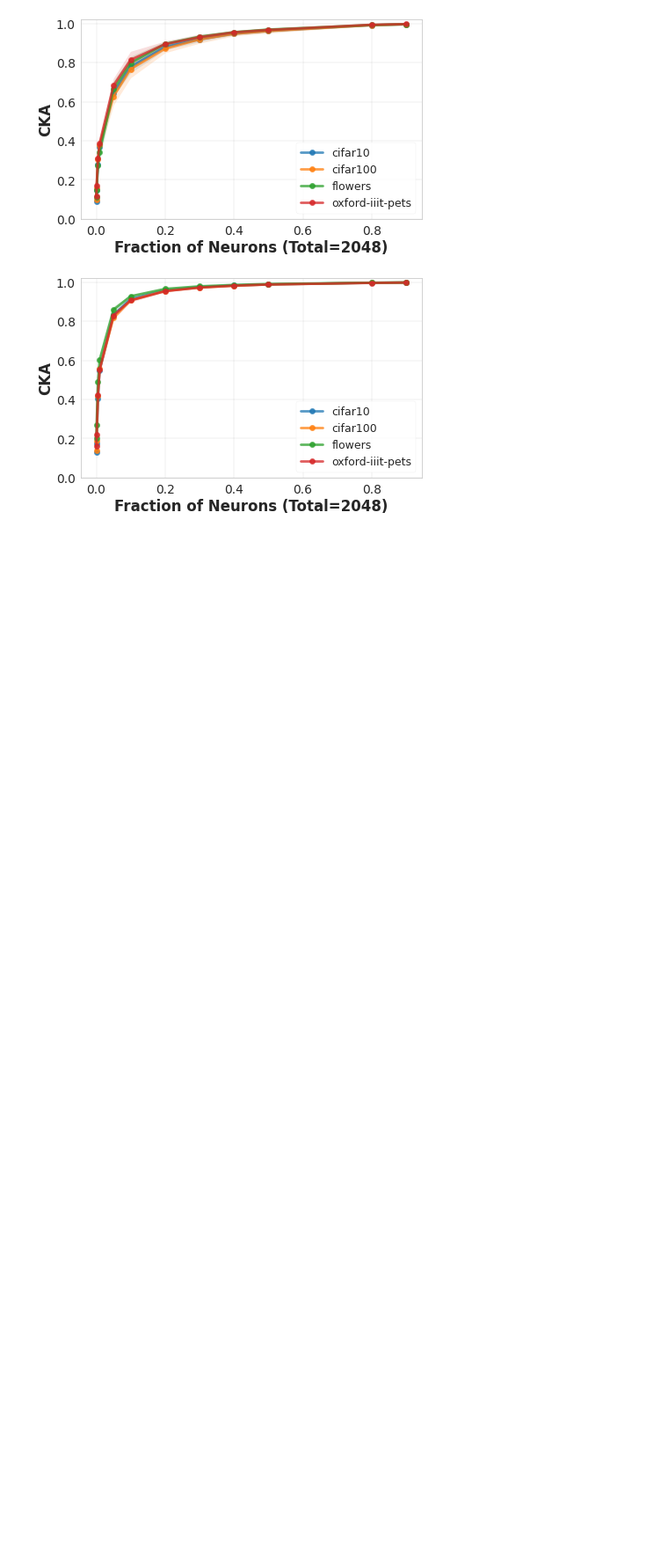
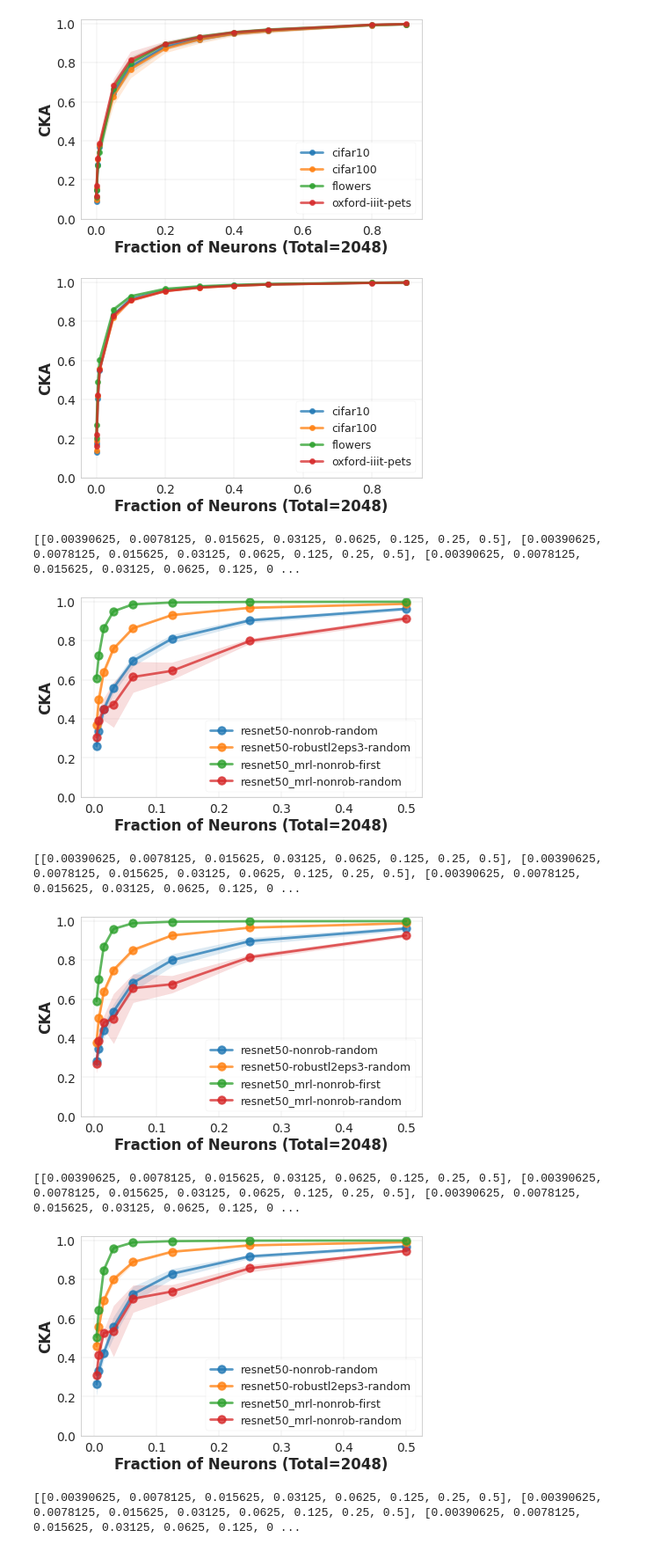
Before and after one commit to nvedant07/invariances_in_reps, a Jupyter notebook: partially_inverted_reps/cka_between_part_whole_representations.ipynb, the cells around one changed output. Shown at 88% size. Saved outputs shown, nothing was run; the diff lists cells and outputs as text; code cells hidden in the pictures; blank space fills up the shorter version.

```diff
--- a/partially_inverted_reps/cka_between_part_whole_representations.ipynb
+++ b/partially_inverted_reps/cka_between_part_whole_representations.ipynb
@@ -215,0 +254,20 @@ resnet50_fracs[0]['robustl2eps3']
+# %%
+MODELS = ['resnet50_ff1024', 'resnet50_ff512', 'resnet50_ff256', 'resnet50_ff128',
+          'resnet50_ff64', 'resnet50_ff32', 'resnet50_ff16', 'resnet50_ff8']
+NUMBERS = [
+    [16,32,48,64,128,256,512,700,1024],
+    [16,32,48,64,128,256,400,512],
+    [5,20,50,100,150,200,256],
+    [4,10,16,32,40,75,100,128],
+    [4,10,16,32,45,50,58,64],
+    [2,6,8,10,16,24,32],
+    [2,6,8,10,14,16],
+    [1,2,4,6,8]
+]
+SEEDS = list(range(1,6))
+APPENDS = ['nonrob']
+SOURCE_DATASET = 'imagenet'
+
+resnet50_width_results = []
+for model, NUMS in zip(MODELS, NUMBERS):
+    resnet50_width_results.append(results(SOURCE_DATASET, model, APPENDS, SEEDS, NUMS, 'random'))
@@ -236,3 +361,36 @@ for append in CHECKPOINT_PATHS['resnet50'].keys():
 # %% [output]
 [figure]
 [figure]
+# %%
+for idx, ft_ds in enumerate(EVAL_DATASETS):
+    all_x_vals, all_y_vals, all_full_accs = [], [], []
+    legend_vals = []
+    for model_name, model_info, model_res in zip(['resnet50', 'resnet50_mrl', 'resnet50_mrl'],
+                                     ['random', 'first', 'random'],
+                                     [resnet50_numbers, resnet50_mrl_first, resnet50_mrl_random]):
+        for append in CHECKPOINT_PATHS[model_name].keys():
+            x, y = list(zip(*sorted(
+                model_res[idx][append].items(), key=lambda i:i[0])))
+            all_x_vals.append([x_/MODEL_TO_TOTAL[model_name] for x_ in x])
+            all_y_vals.append(y)
+            legend_vals.append(f'{model_name}-{append}-{model_info}')
+    plt_hp.line_plot(
+        [[np.mean(_y) for _y in y_vals] for y_vals in all_y_vals],
+        'Fraction of Neurons (Total=2048)', 'CKA', '',
+        subfolder=SOURCE_DATASET, filename=f'part-whole-{MODEL}-{append}-{ft_ds}-random',
+        extension='png', x_vals=all_x_vals, legend_vals=legend_vals, vertical_line=None,
+        colors=plt_hp.COLORS[:len(EVAL_DATASETS)],
+        linestyles=['-']*len(EVAL_DATASETS),
+        y_lims=(0.,1.02), root_dir='.', paper_friendly_plots=True,
+        plot_inside=True, legend_location='best', savefig=True, figsize=(10,6),
+        marker=[True] * len(EVAL_DATASETS),
+        results_subfolder_name='cka_analysis_part_whole', grid_spacing=None,
+        y_err=[[np.std(_y) for _y in y_vals] for y_vals in all_y_vals], legend_ncol=None)
+# %% [output]
+[[0.00390625, 0.0078125, 0.015625, 0.03125, 0.0625, 0.125, 0.25, 0.5], [0.00390625, 0.0078125, 0.015625, 0.03125, 0.0625, 0.125, 0.25, 0.5], [0.00390625, 0.0078125, 0.015625, 0.03125, 0.0625, 0.125, 0 ...
+[figure, added]
+[[0.00390625, 0.0078125, 0.015625, 0.03125, 0.0625, 0.125, 0.25, 0.5], [0.00390625, 0.0078125, 0.015625, 0.03125, 0.0625, 0.125, 0.25, 0.5], [0.00390625, 0.0078125, 0.015625, 0.03125, 0.0625, 0.125, 0 ...
+[figure, added]
+[[0.00390625, 0.0078125, 0.015625, 0.03125, 0.0625, 0.125, 0.25, 0.5], [0.00390625, 0.0078125, 0.015625, 0.03125, 0.0625, 0.125, 0.25, 0.5], [0.00390625, 0.0078125, 0.015625, 0.03125, 0.0625, 0.125, 0 ...
+[figure, added]
+[[0.00390625, 0.0078125, 0.015625, 0.03125, 0.0625, 0.125, 0.25, 0.5], [0.00390625, 0.0078125, 0.015625, 0.03125, 0.0625, 0.125, 0.25, 0.5], [0.00390625, 0.0078125, 0.015625, 0.03125, 0.0625, 0.125, 0 ...
```
Also changed, not shown: parts of 9 cells of this notebook, 10 other files.
